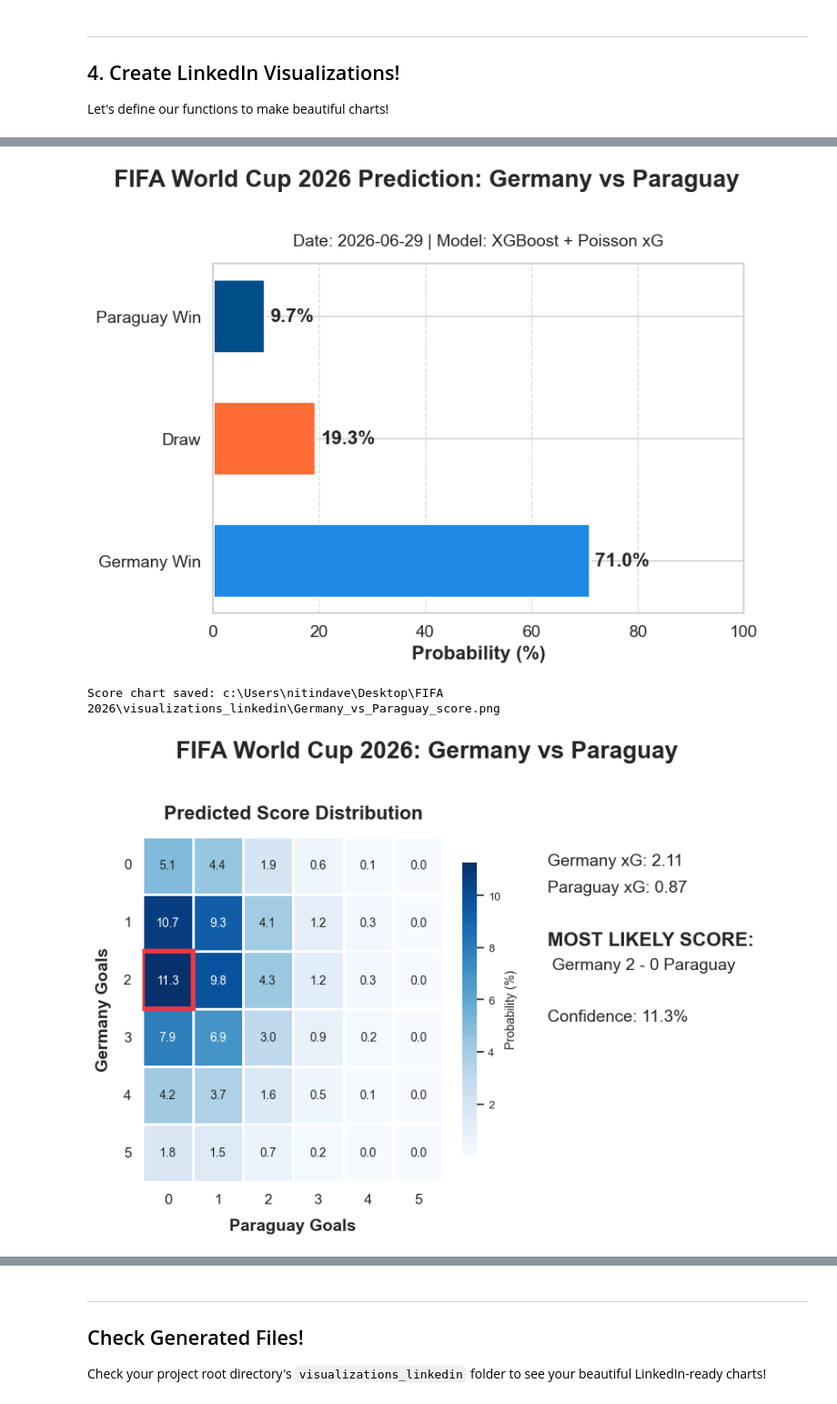
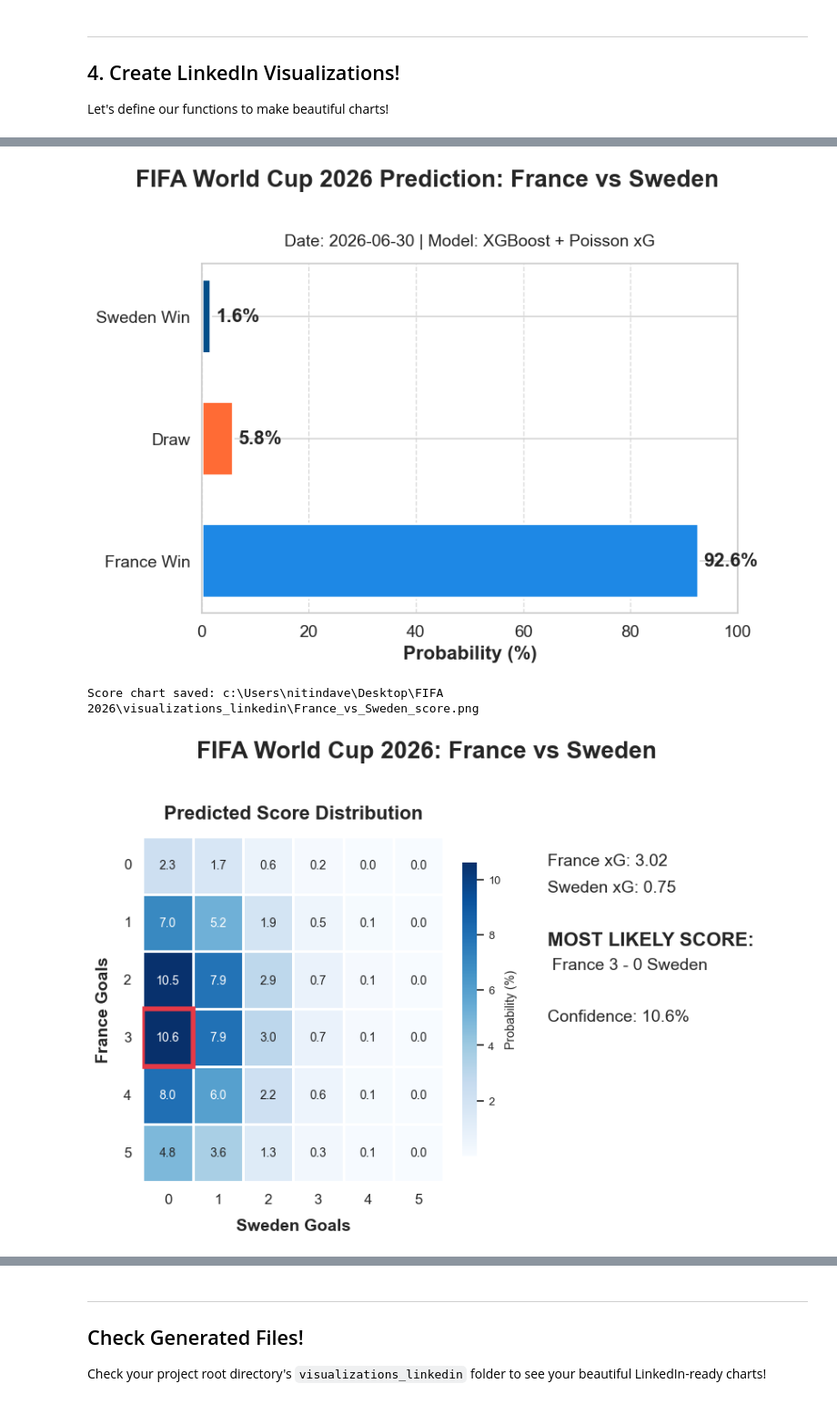
Before and after one commit to nitindavegit/FIFA-2026-Predictions, a Jupyter notebook: notebooks/04_LinkedIn_Presentation.ipynb, the cells around one changed output, grey strips where cells are left out. Shown at 91% size. Saved outputs shown, nothing was run; the diff lists cells and outputs as text; code cells hidden in the pictures.

```diff
--- a/notebooks/04_LinkedIn_Presentation.ipynb
+++ b/notebooks/04_LinkedIn_Presentation.ipynb
@@ -85,7 +85,7 @@ matches[['home_team', 'away_team', 'tournament']]
 
 Let's define our functions to make beautiful charts!
 # %%
-def generate_outcome_chart(home_team, away_team, probs, date_str="2026-06-29", prediction=None):
+def generate_outcome_chart(home_team, away_team, probs, date_str="2026-06-30", prediction=None):
     fig, ax = plt.subplots(figsize=FIGSIZE, dpi=DPI)
 
     has_advance = prediction is not None and 'advance_probs' in prediction
@@ -135,7 +135,7 @@ def generate_outcome_chart(home_team, away_team, probs, date_str="2026-06-29", p
     plt.show()
     plt.close(fig)
 # %%
-def generate_score_heatmap(home_team, away_team, home_xg, away_xg, date_str="2026-06-29", prediction=None):
+def generate_score_heatmap(home_team, away_team, home_xg, away_xg, date_str="2026-06-30", prediction=None):
     fig, (ax_heatmap, ax_summary) = plt.subplots(ncols=2, figsize=FIGSIZE, dpi=DPI, gridspec_kw={'width_ratios': [3, 1]})
 
     max_goals=5
@@ -204,7 +204,7 @@ def generate_score_heatmap(home_team, away_team, home_xg, away_xg, date_str="202
 # %%
-pred = predict_match("Germany", "Paraguay")
+pred = predict_match("France", "Sweden")
 if pred:
     probs, (home_xg, away_xg) = pred['probs'], pred['xg']
-    generate_outcome_chart("Germany", "Paraguay", probs)
-    generate_score_heatmap("Germany", "Paraguay", home_xg, away_xg)
+    generate_outcome_chart("France", "Sweden", probs)
+    generate_score_heatmap("France", "Sweden", home_xg, away_xg)
 # %% [output]
@@ -219,5 +219,5 @@ Saved outcome chart: c:\Users\nitindave\Desktop\FIFA 2026\visualizations_linkedi
-[figure, old version]
+[figure, new version]
-Score chart saved: c:\Users\nitindave\Desktop\FIFA 2026\visualizations_linkedin\Germany_vs_Paraguay_score.png
+Score chart saved: c:\Users\nitindave\Desktop\FIFA 2026\visualizations_linkedin\France_vs_Sweden_score.png
-[figure, old version]
+[figure, new version]
 # %% [markdown]
 ---
```
Also changed, not shown: parts of 9 cells of this notebook.
